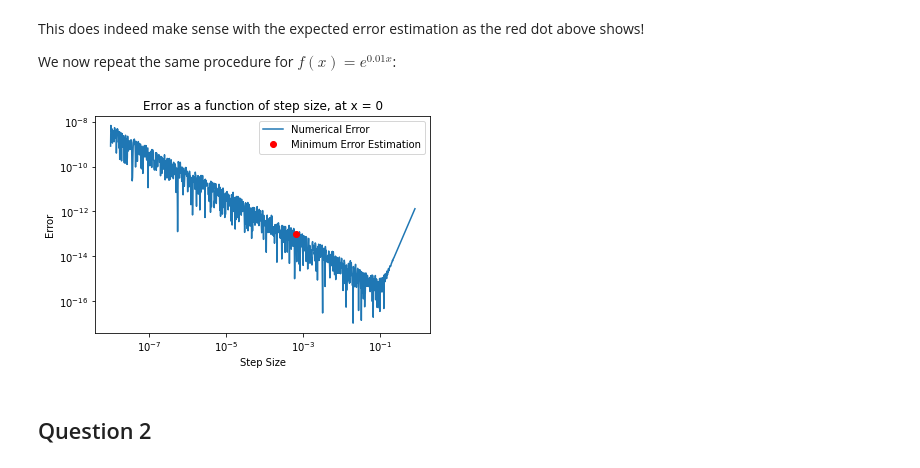
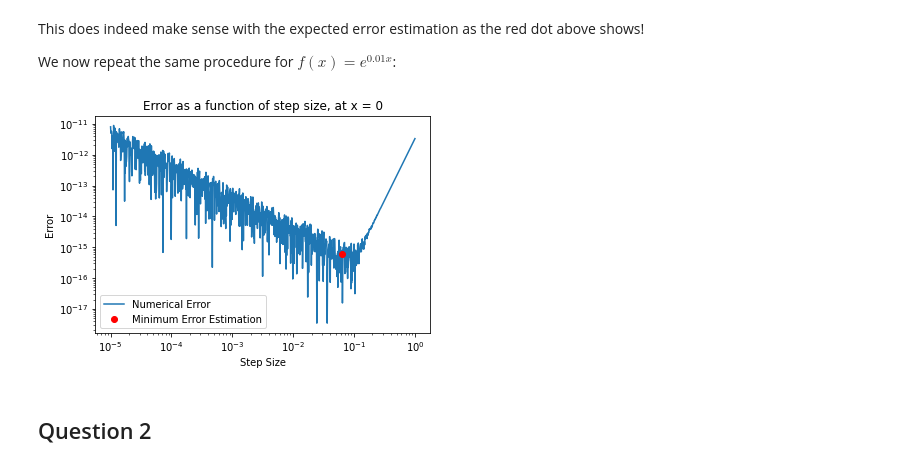
Before and after one commit to cmdenis/phys512, a Jupyter notebook: Assignment 1/Assignment 1.ipynb, the cells around one changed output. Saved outputs shown, nothing was run; the diff lists cells and outputs as text; code cells hidden in the pictures.

```diff
--- a/Assignment 1/Assignment 1.ipynb
+++ b/Assignment 1/Assignment 1.ipynb
@@ -99,20 +99,21 @@ We now repeat the same procedure for $f(x) = e^{0.01 x}$:
 # %%
 #Creating the desired function:
 def mod_exp(x):
     return np.exp(0.01*x)
 
+dxs = 10**np.linspace(-0, -5, 1000)
 
 # Plotting the error as a function of the step size
 plt.loglog(dxs, abs(0.01 - deriv(mod_exp, 0, dxs)), label = 'Numerical Error')
-plt.plot(10**-3.2, abs(0.01 - deriv(mod_exp, 0, 10**-3.2)), 'ro', label = 'Minimum Error Estimation')
+plt.plot(10**-3.2/0.01, abs(0.01 - deriv(mod_exp, 0, 10**-3.2/0.01)), 'ro', label = 'Minimum Error Estimation')
 plt.title("Error as a function of step size, at x = 0")
 plt.xlabel("Step Size")
 plt.ylabel("Error")
 plt.legend()
 plt.savefig("figs/q1_error_plot2.jpg")
 plt.show()
 # %% [output]
-[figure, old version]
+[figure, new version]
 # %% [markdown]
 ## Question 2
 # %% [markdown]
```
Also changed, not shown: parts of 2 cells of this notebook, 2 other files.
